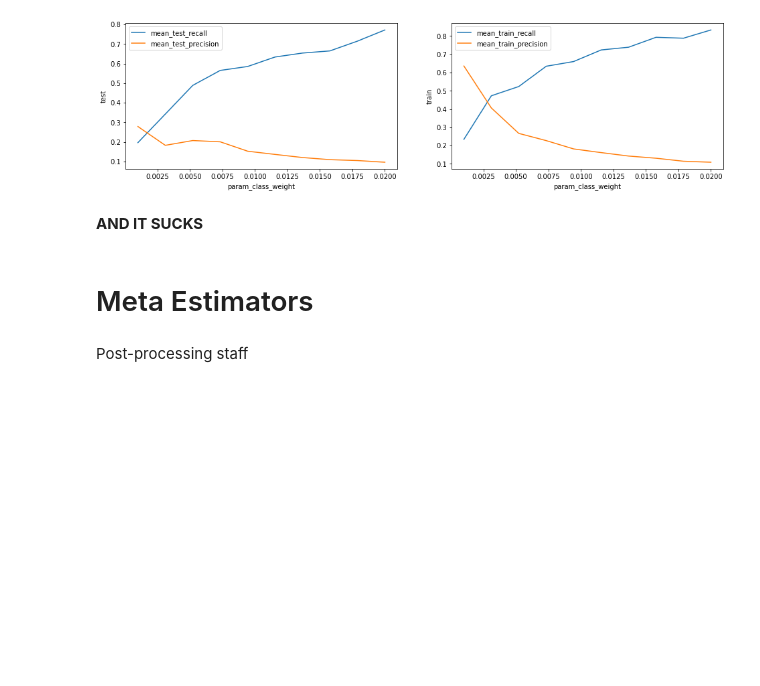
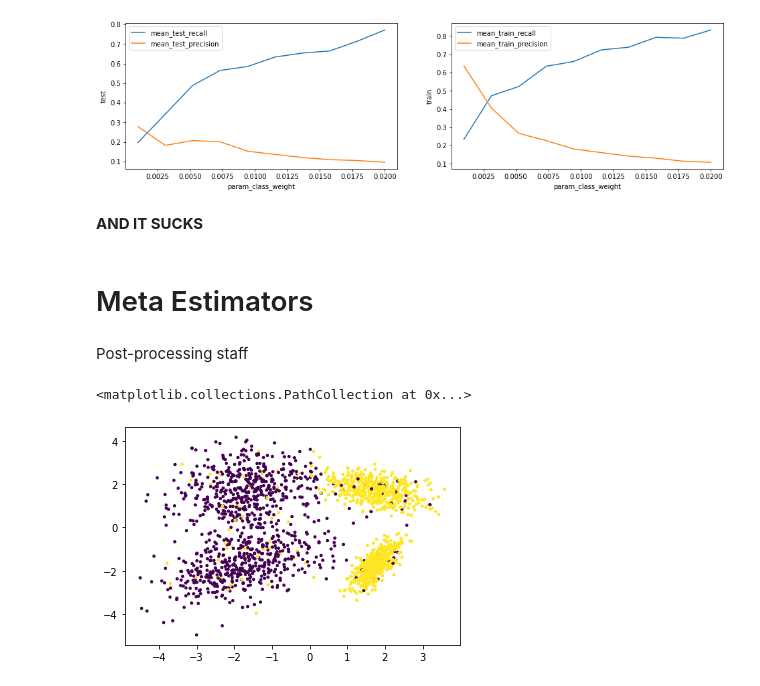
Before and after one commit to quicksilverri/statistics, a Jupyter notebook: sklearn_basics.ipynb, the cells around one changed output. Drawn from its saved outputs; the diff is of its cells as text; code cells hidden in the pictures; blank space fills up the shorter version.

```diff
--- a/sklearn_basics.ipynb
+++ b/sklearn_basics.ipynb
@@ -580,0 +587,9 @@ Post-processing staff
+# %%
+X, y = make_classification(n_samples=2000, n_features=2,
+                           n_redundant=0, random_state=21,
+                           class_sep=1.75, flip_y=0.1)
+
+plt.scatter(X[:, 0], X[:, 1], c=y, s=5)
+# %% [output]
+<matplotlib.collections.PathCollection at 0x...>
+[figure, added]
```
Also changed, not shown: parts of 1 cell of this notebook.
